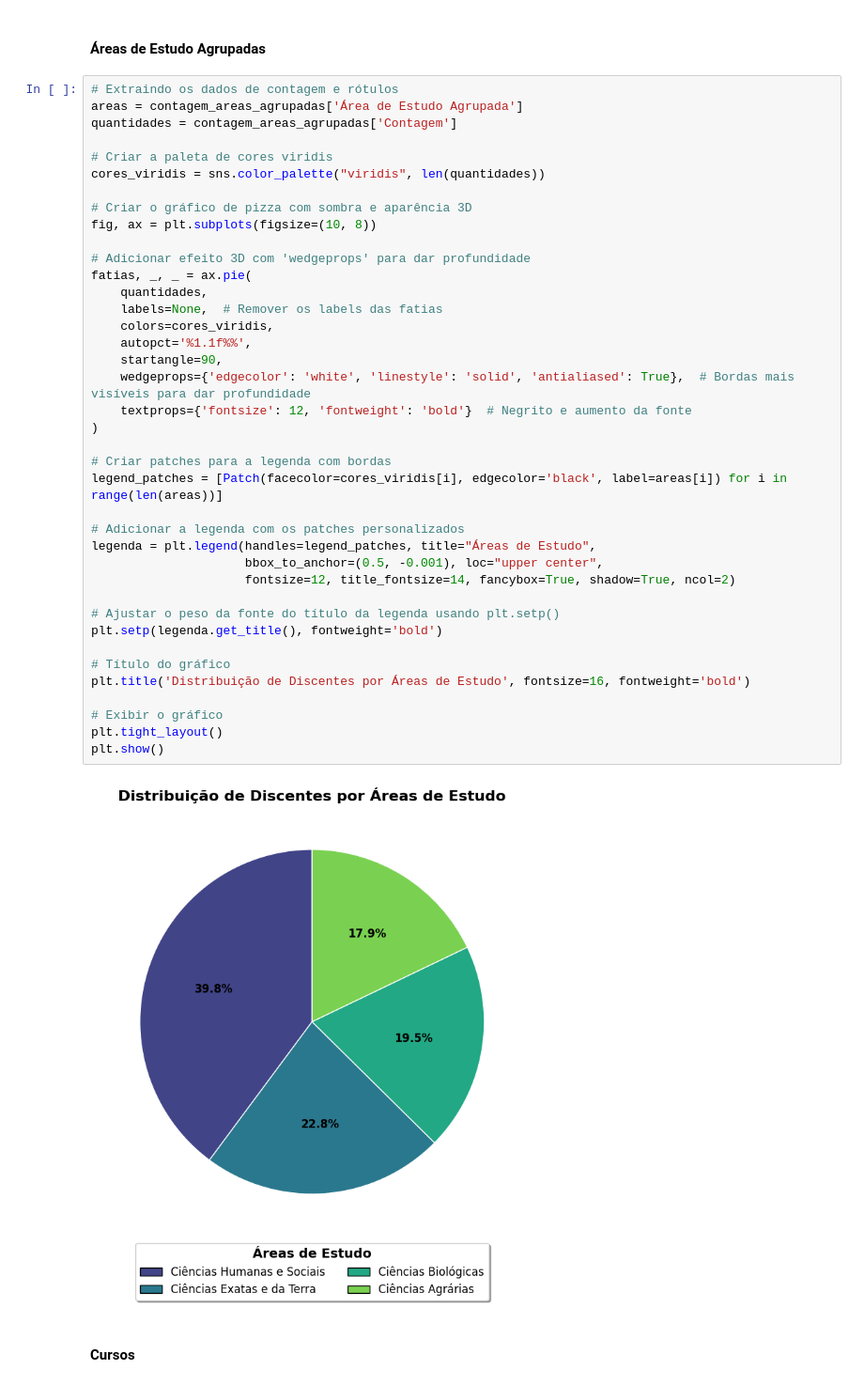
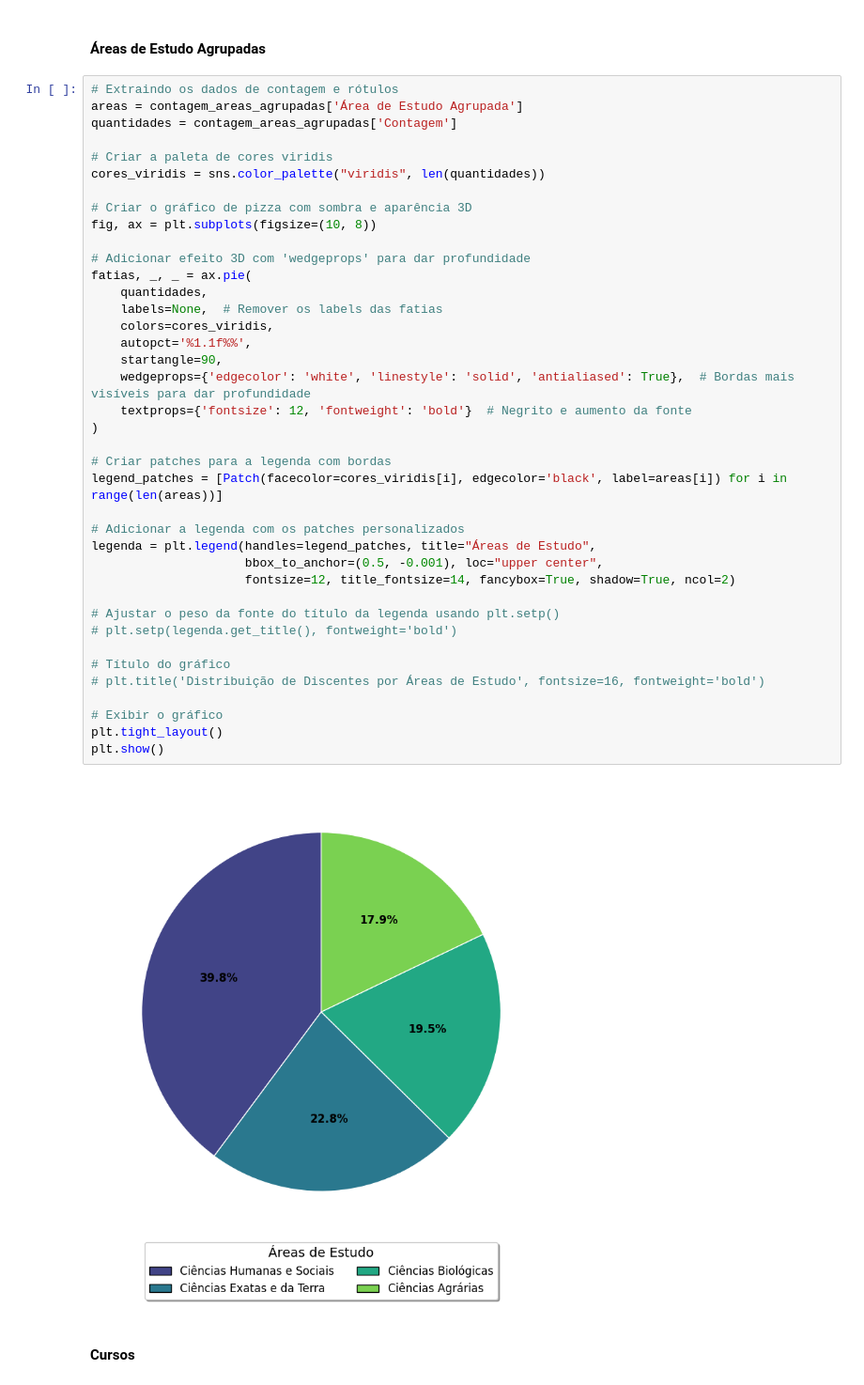
Before and after one commit to MariaLuiseB/Analise-TCC, a Jupyter notebook: tcc_analises.ipynb, the cells around one changed output. Shown at 94% size. Saved outputs shown, nothing was run; the diff lists cells and outputs as text.

```diff
--- a/tcc_analises.ipynb
+++ b/tcc_analises.ipynb
@@ -169,36 +211,36 @@ cores_viridis = sns.color_palette("viridis", len(quantidades))
 # Criar o gráfico de pizza com sombra e aparência 3D
 fig, ax = plt.subplots(figsize=(10, 8))
 
 # Adicionar efeito 3D com 'wedgeprops' para dar profundidade
 fatias, _, _ = ax.pie(
     quantidades,
     labels=None,  # Remover os labels das fatias
     colors=cores_viridis,
     autopct='%1.1f%%',
     startangle=90,
     wedgeprops={'edgecolor': 'white', 'linestyle': 'solid', 'antialiased': True},  # Bordas mais visíveis para dar profundidade
     textprops={'fontsize': 12, 'fontweight': 'bold'}  # Negrito e aumento da fonte
 )
 
 # Criar patches para a legenda com bordas
 legend_patches = [Patch(facecolor=cores_viridis[i], edgecolor='black', label=areas[i]) for i in range(len(areas))]
 
 # Adicionar a legenda com os patches personalizados
 legenda = plt.legend(handles=legend_patches, title="Áreas de Estudo",
                      bbox_to_anchor=(0.5, -0.001), loc="upper center",
                      fontsize=12, title_fontsize=14, fancybox=True, shadow=True, ncol=2)
 
 # Ajustar o peso da fonte do título da legenda usando plt.setp()
-plt.setp(legenda.get_title(), fontweight='bold')
+# plt.setp(legenda.get_title(), fontweight='bold')
 
 # Título do gráfico
-plt.title('Distribuição de Discentes por Áreas de Estudo', fontsize=16, fontweight='bold')
+# plt.title('Distribuição de Discentes por Áreas de Estudo', fontsize=16, fontweight='bold')
 
 # Exibir o gráfico
 plt.tight_layout()
 plt.show()
 # %% [output]
-[figure, old version]
+[figure, new version]
 # %% [markdown]
 #### Cursos
 # %%
```
Also changed, not shown: parts of 13 cells of this notebook, 1 other file.
